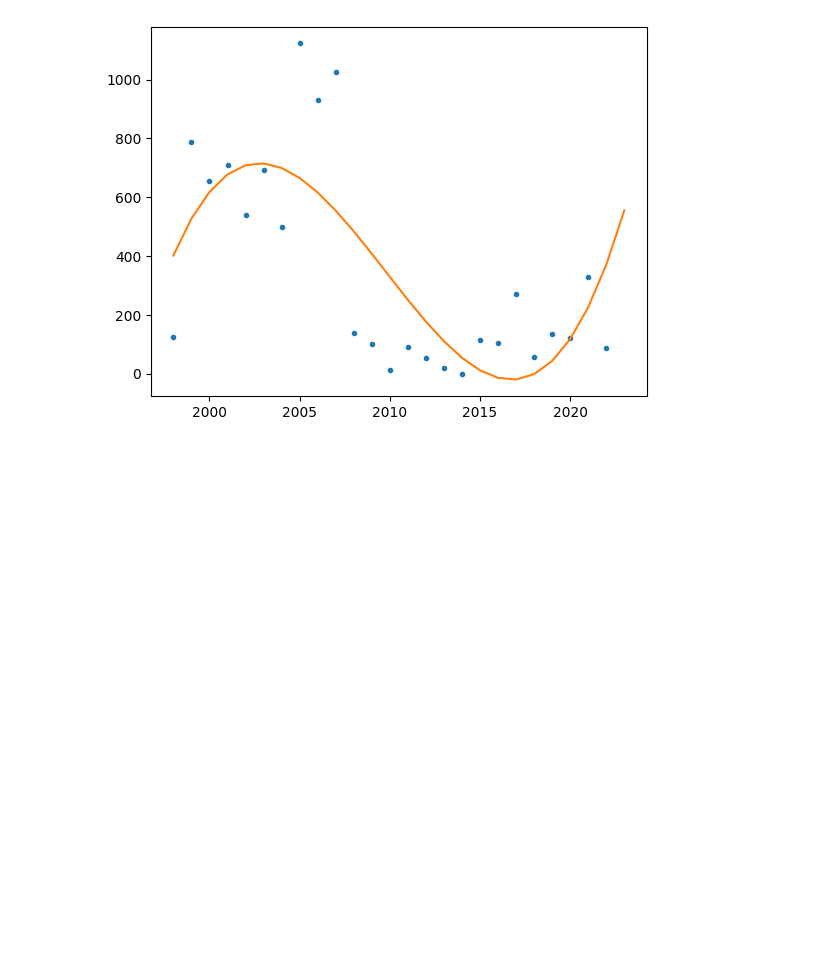
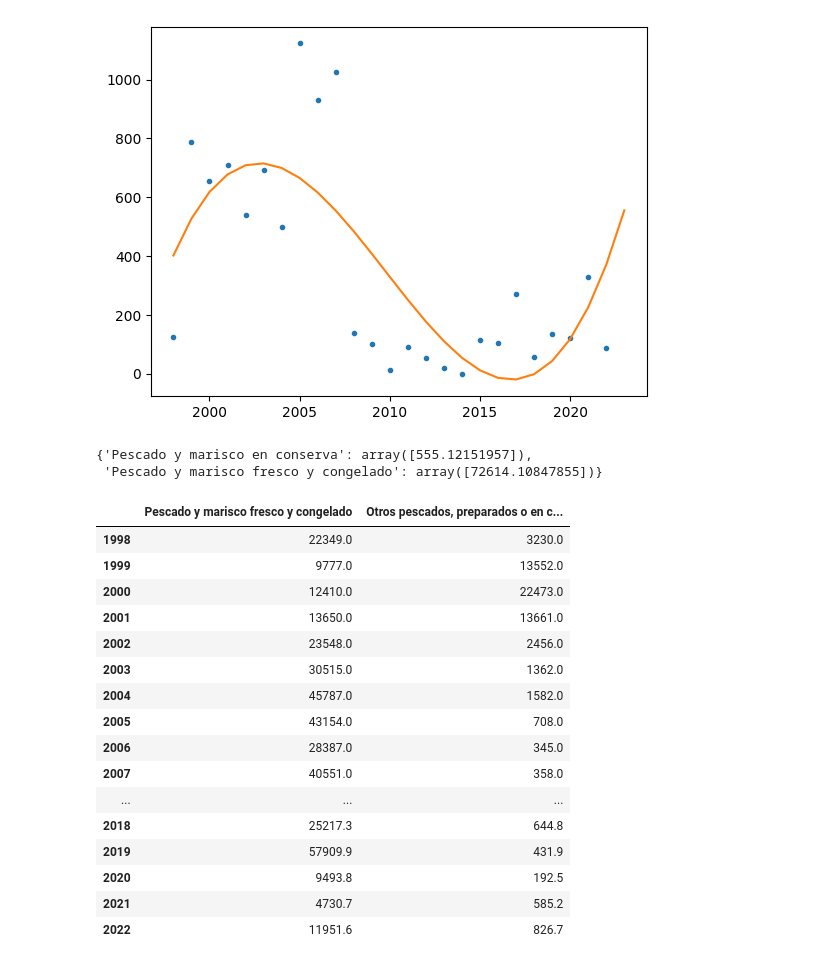
Before and after one commit to ALbertE03/data_product, a Jupyter notebook: Untitled.ipynb, the cells around one changed output. Cells and saved outputs as stored; diff of their text form; code cells hidden in the pictures; blank space fills up the shorter version.

```diff
--- a/Untitled.ipynb
+++ b/Untitled.ipynb
@@ -233,0 +235,28 @@ predict_precios_exporta = {"Pescado y marisco en conserva": predict30,
+# %%
+predict_precios_exporta
+# %% [output]
+{'Pescado y marisco en conserva': array([555.12151957]),
+ 'Pescado y marisco fresco y congelado': array([72614.10847855])}
+# %%
+miles_peso_impo[
+    ["Pescado y marisco fresco y congelado", "Otros pescados, preparados o en conserva"]
+]
+miles_peso_impo["Otros pescados, preparados o en conserva"]
+# %% [output]
+|  | Pescado y marisco fresco y congelado | Otros pescados, preparados o en c... |
+| 1998 | 22349.0 | 3230.0 |
+| 1999 | 9777.0 | 13552.0 |
+| 2000 | 12410.0 | 22473.0 |
+| 2001 | 13650.0 | 13661.0 |
+| 2002 | 23548.0 | 2456.0 |
+| 2003 | 30515.0 | 1362.0 |
+| 2004 | 45787.0 | 1582.0 |
+| 2005 | 43154.0 | 708.0 |
+| 2006 | 28387.0 | 345.0 |
+| 2007 | 40551.0 | 358.0 |
+| ... | ... | ... |
+| 2018 | 25217.3 | 644.8 |
+| 2019 | 57909.9 | 431.9 |
+| 2020 | 9493.8 | 192.5 |
+| 2021 | 4730.7 | 585.2 |
+| 2022 | 11951.6 | 826.7 |
```
Also changed, not shown: parts of 5 cells of this notebook, 1 other file.
